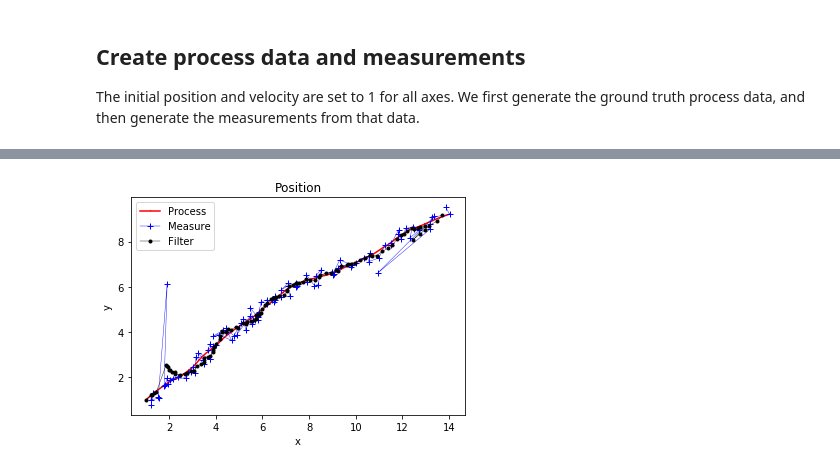
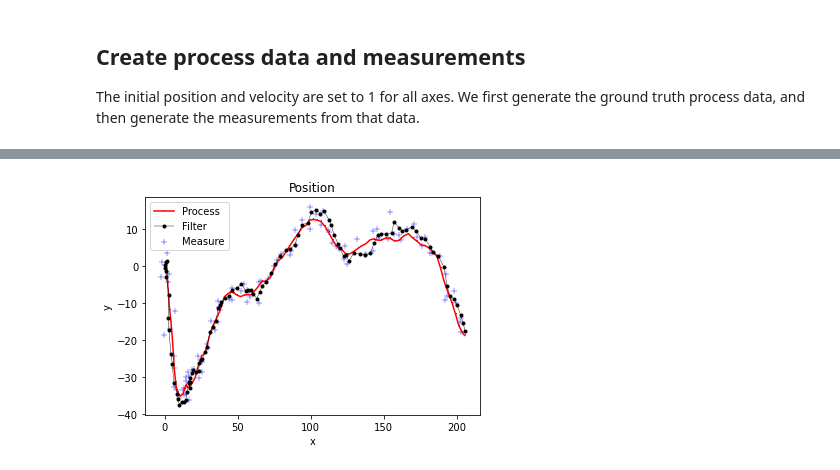
Before and after one commit to nidhipai/rips-2021-aerospace, a Jupyter notebook: ND Truck Simulation.ipynb, the cells around one changed output, grey strips where cells are left out. Drawn from its saved outputs; the diff is of its cells as text; code cells hidden in the pictures.

```diff
--- a/ND Truck Simulation.ipynb
+++ b/ND Truck Simulation.ipynb
@@ -16,12 +16,14 @@ from kalmanfilter2 import KalmanFilter
 ## Create process data and measurements
 The initial position and velocity are set to 1 for all axes. We first generate the ground truth process data, and then generate the measurements from that data.
 # %%
+np.random.seed(1)
+
 ds = 2 # dimensions
 t = 100 # number of time steps to run
 dt = 0.1 # time step length
-ep_mag = 0.1 # process noise variation
-ep_dir = np.array([1,1])
-nu = 0.2 # measurement noise variation (both position and velocity)
+ep_mag = 10 # process noise variation - magnitude
+ep_dir = np.array([0.1]) # process noise variation - direction (2D)
+nu = 2 # measurement noise variation (both position and velocity)
 initial = np.ones(ds*2)
 initial.shape = (ds*2,1)
 
@@ -33,7 +48,7 @@ measure = gen.measure(process)
 # %%
 output = np.empty((ds*2, 1))
 zero_matrix = np.zeros((ds,ds)) # create an array of zeros for future use
-filter = KalmanFilter(initial, gen.A, gen.Q * 2, gen.R * 2, gen.H)
+filter = KalmanFilter(initial, gen.A, gen.Q, gen.R, gen.H)
 prop = 0 # proportion of measurements lost
 for i in range(t+1):
     measure_t = measure[:,i]
@@ -47,15 +62,14 @@ for i in range(t+1):
 output = output[:,1:] # delete the first column (initial data)
 # %%
 if ds == 2:
-    %matplotlib inline
     sz = 5 # size of marker
     a = 0.8 # transparency
     plt.plot(process[0], process[1], lw = 1.5, color = 'red', marker = ',')
-    plt.plot(measure[0], measure[1], lw = 0.4, color = 'blue', marker = '+')
+    plt.scatter(measure[0], measure[1], lw = 0.4, color = 'blue', marker = '+')
     plt.plot(output[0], output[1], lw = 0.4, color='black', marker = '.')
     plt.title("Position")
     plt.xlabel("x")
     plt.ylabel("y")
-    plt.legend(["Process","Measure","Filter"])
+    plt.legend(["Process","Filter","Measure"])
 # %% [output]
-[figure, old version]
+[figure, new version]
```
Also changed, not shown: parts of 7 cells of this notebook, 4 other files.
